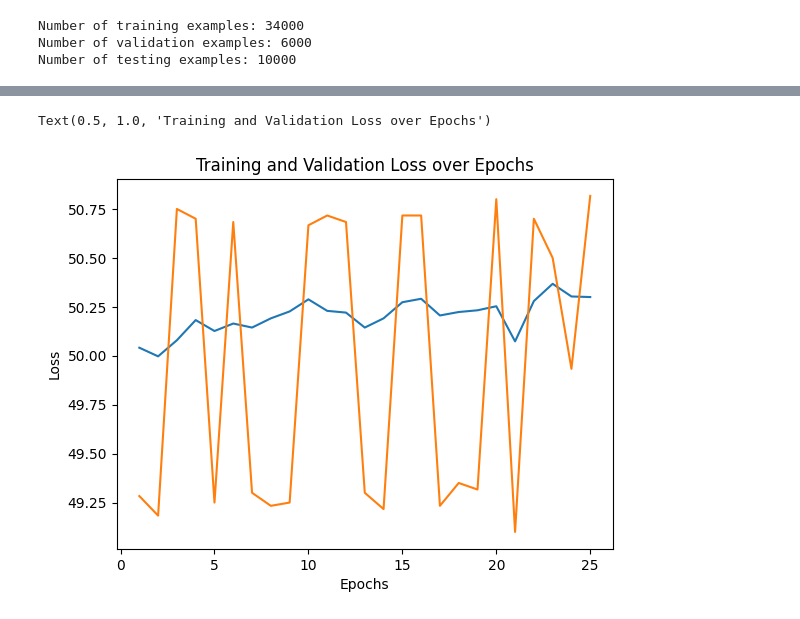
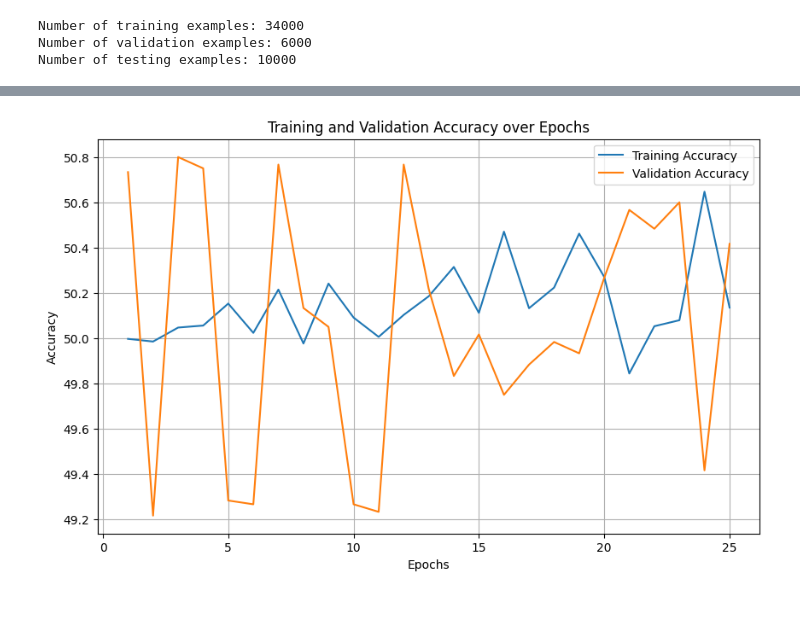
Before and after one commit to Nikunj7185/IMDB, a Jupyter notebook: 01_rnn.ipynb, the cells around one changed output, grey strips where cells are left out. Saved outputs shown, nothing was run; the diff lists cells and outputs as text; code cells hidden in the pictures.

```diff
--- a/01_rnn.ipynb
+++ b/01_rnn.ipynb
@@ -46,5 +101,5 @@ class IMDBCSVDataset(Dataset):
 # %%
-dataset=IMDBCSVDataset('IMDB Dataset.csv')
+dataset=IMDBCSVDataset('/content/drive/My Drive/IMDB_sentiment_analysis/IMDB Dataset.csv')
 train_dataset,test_dataset=torch.utils.data.random_split(dataset, [0.8,0.2])
 train_dataset,val_dataset=torch.utils.data.random_split(train_dataset, [0.85,0.15])
 # %%
@@ -158,10 +213,13 @@ Test Accuracy: 49.67%
 # %%
 import matplotlib.pyplot as plt
-plt.plot(range(1, NUM_EPOCHS + 1), train_accs[15:], label='Training Loss')
-plt.plot(range(1, NUM_EPOCHS + 1), val_accs[15:], label='Validation Loss')
+plt.figure(figsize=(10, 6))
+plt.plot(range(1, NUM_EPOCHS + 1), train_accs, label='Training Accuracy')
+plt.plot(range(1, NUM_EPOCHS + 1), val_accs, label='Validation Accuracy')
 plt.xlabel('Epochs')
-plt.ylabel('Loss')
-plt.title('Training and Validation Loss over Epochs')
+plt.ylabel('Accuracy')
+plt.title('Training and Validation Accuracy over Epochs')
+plt.legend()
+plt.grid(True)
+plt.show()
 # %% [output]
-Text(0.5, 1.0, 'Training and Validation Loss over Epochs')
-[figure, old version]
+[figure, new version]
```
Also changed, not shown: parts of 5 cells of this notebook, 3 other files.
